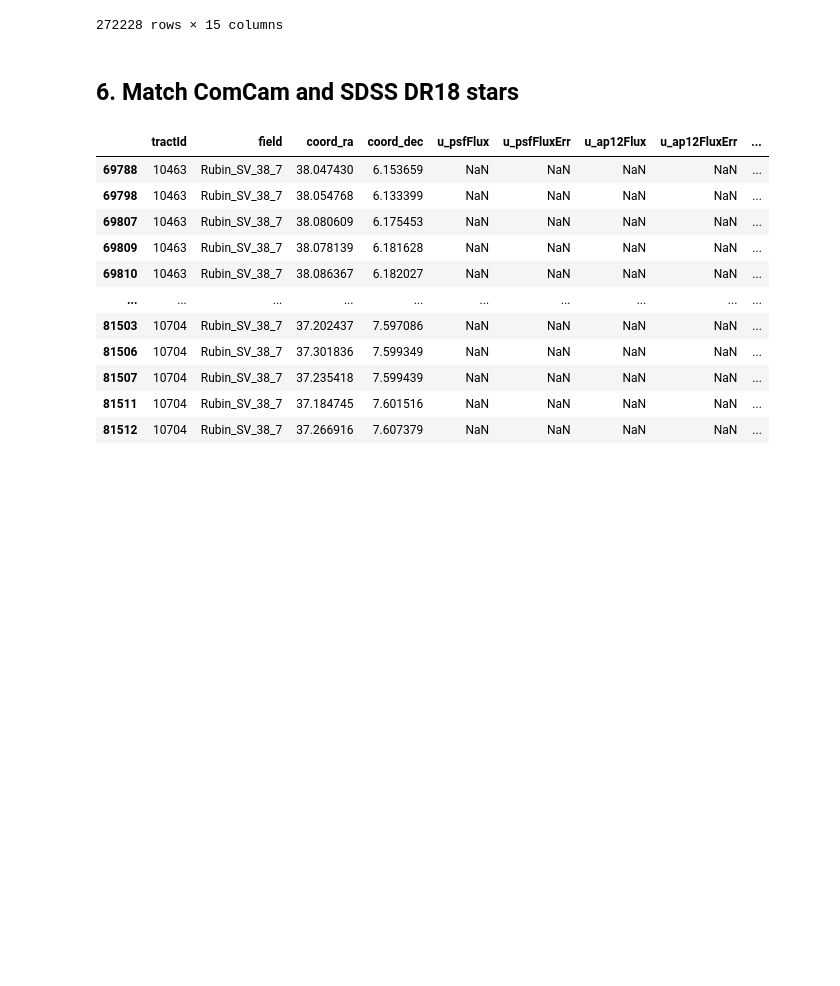
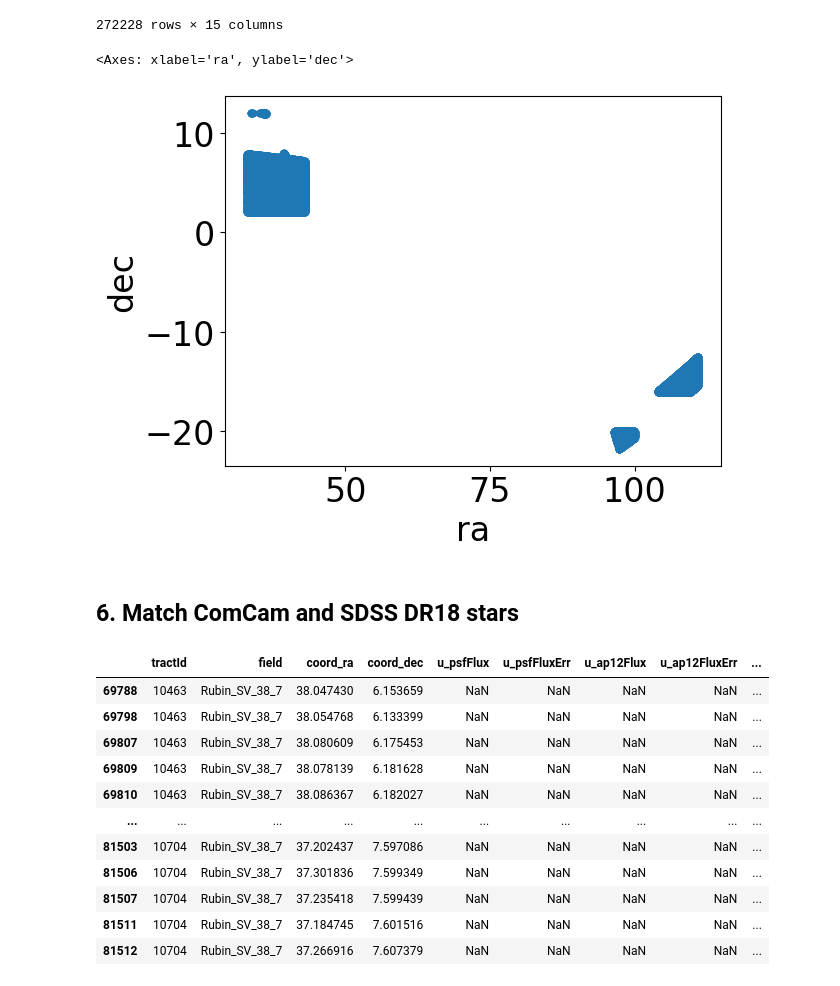
Before and after one commit to lsst-sitcom/sciunit_photocalib, a Jupyter notebook: notebooks/FilterTransforms/TransformationEquations_ComCam_SDSS_DR18.ipynb, the cells around one changed output. Drawn from its saved outputs; the diff is of its cells as text; code cells hidden in the pictures; blank space fills up the shorter version.

```diff
--- a/notebooks/FilterTransforms/TransformationEquations_ComCam_SDSS_DR18.ipynb
+++ b/notebooks/FilterTransforms/TransformationEquations_ComCam_SDSS_DR18.ipynb
@@ -691,6 +694,11 @@ if not useMatchFile:
 | 272226 | SDSS J023307.35+051738.7 | 38.280648 | 5.294109 | 20.08212 | 18.73066 | 18.08077 | 17.77385 | 17.58752 | 0.039694 | 0.023553 | ... |
 | 272227 | SDSS J023309.87+052049.2 | 38.291138 | 5.347017 | 19.38988 | 16.69431 | 15.46012 | 14.93963 | 14.63817 | 0.026522 | 0.022595 | ... |
 272228 rows × 15 columns
+# %%
+combined_df.plot('ra','dec',kind='scatter')
+# %% [output]
+<Axes: xlabel='ra', ylabel='dec'>
+[figure, added]
 # %% [markdown]
 ## 6. Match ComCam and SDSS DR18 stars
 # %%
```
Also changed, not shown: parts of 4 cells of this notebook, 1 other file.
